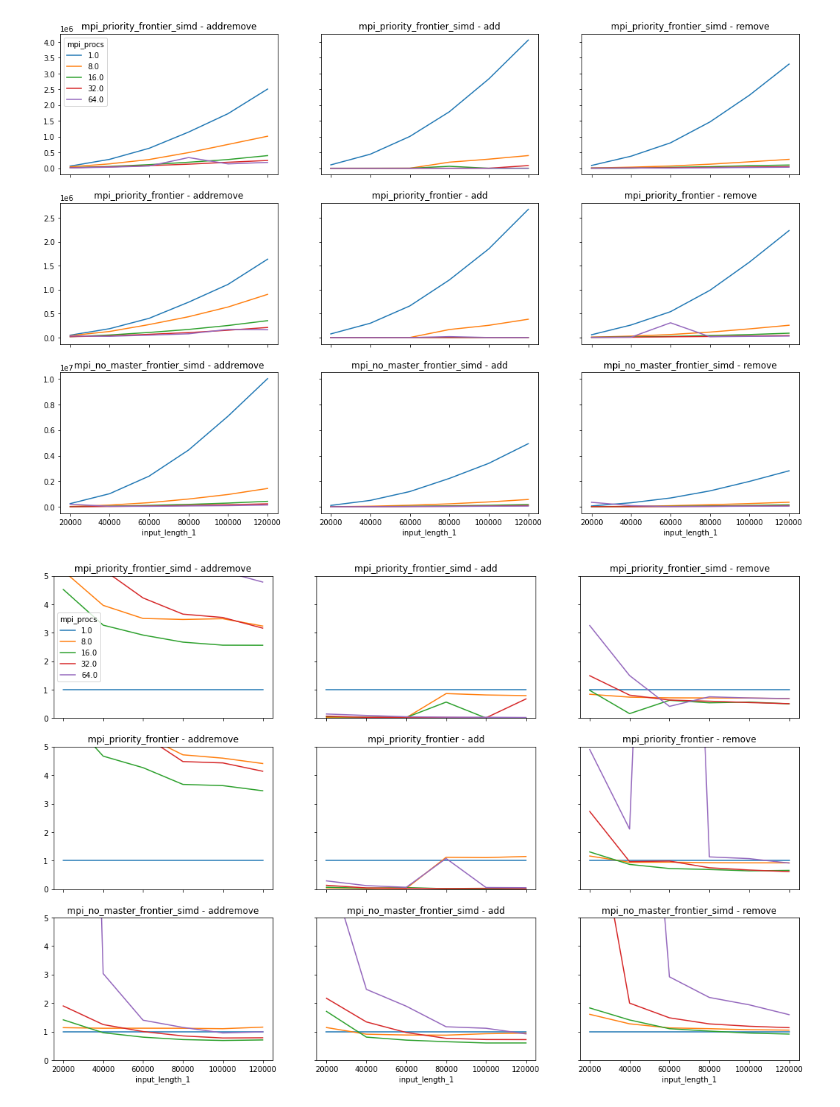
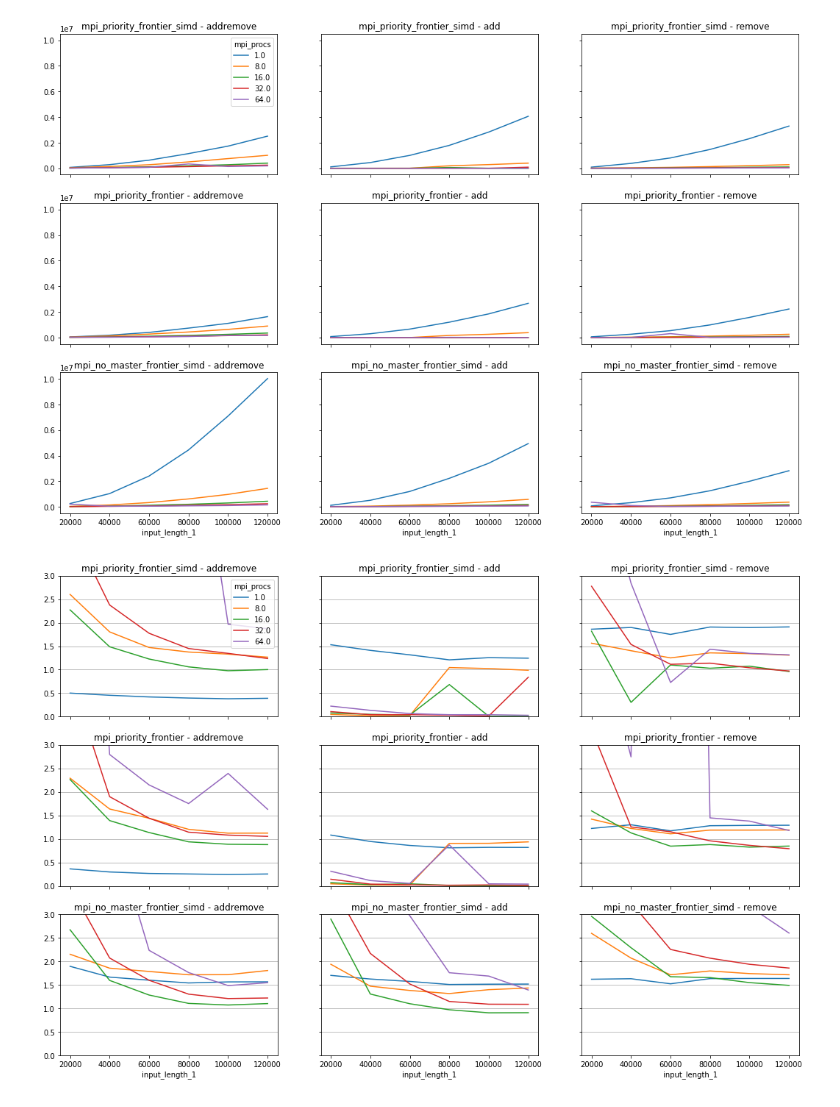
Before and after one commit to tehwalris/mpi-myers-diff, a Jupyter notebook: notebooks/benchmark_analysis_priority_mpi_procs_euler.ipynb, the cells around one changed output. Cells and saved outputs as stored; diff of their text form; code cells hidden in the pictures.

Commit message:
Way better plots for the Euler benchmark

```diff
--- a/notebooks/benchmark_analysis_priority_mpi_procs_euler.ipynb
+++ b/notebooks/benchmark_analysis_priority_mpi_procs_euler.ipynb
@@ -30,7 +31,7 @@ def prepare_plot_data(filter_cb, index):
     temp = temp.sort_index()
     return temp
 # %%
-fig, ax = plt.subplots(3, 3, figsize=(18, 12), sharex=True, sharey='row')
+fig, ax = plt.subplots(3, 3, figsize=(18, 12), sharex=True, sharey=True)
 for diff_program_i, diff_program in enumerate(['mpi_priority_frontier_simd', 'mpi_priority_frontier', 'mpi_no_master_frontier_simd']):
     for input_strategy_i, input_strategy in enumerate(['addremove', 'add', 'remove']):
         temp = prepare_plot_data(
@@ -40,21 +41,23 @@ for diff_program_i, diff_program in enumerate(['mpi_priority_frontier_simd', 'mp
         temp = temp.droplevel('diff_program')
         temp.plot(ax=ax[diff_program_i][input_strategy_i], legend=(input_strategy_i == 0 and diff_program_i == 0), title=f'{diff_program} - {input_strategy}');
 # %% [output]
-[figure, old version]
+[figure, new version]
 # %%
 fig, ax = plt.subplots(3, 3, figsize=(18, 12), sharex=True, sharey=True)
 for diff_program_i, diff_program in enumerate(['mpi_priority_frontier_simd', 'mpi_priority_frontier', 'mpi_no_master_frontier_simd']):
     for input_strategy_i, input_strategy in enumerate(['addremove', 'add', 'remove']):
-        temp = prepare_plot_data(
-            lambda temp: temp[(temp.index.get_level_values('diff_program') == diff_program) & (temp['input_strategy'] == input_strategy) & (temp['input_change_strength'] == temp['input_change_strength'].min()) & (temp['input_chunkiness'] == 0)],
-            'input_length_1',
-        )
-        temp = temp.droplevel('diff_program')
+        temp = benchmark_results.copy()
+        temp['mpi_procs'] = temp['mpi_procs'].fillna('sequential')
+        temp = temp.groupby(['generation_config_i', 'mpi_procs', 'diff_program']).min()
+        temp = temp[(temp['input_strategy'] == input_strategy) & (temp['input_change_strength'] == 0.25) & (temp['input_chunkiness'] == 0)]
+        temp_2 = temp.xs(diff_program, level='diff_program').set_index("input_length_1", append=True)["micros_until_len"].unstack("mpi_procs").droplevel(0)
+        temp_3 = temp.xs('sequential_frontier_simd', level='diff_program').set_index("input_length_1")["micros_until_len"]
+        temp = temp_2.divide(temp_3, axis=0)
         temp *= temp.columns.values
-        temp = temp.divide(temp.loc[:, 1].values, axis=0)
-        temp.plot(ax=ax[diff_program_i][input_strategy_i], legend=(input_strategy_i == 0 and diff_program_i == 0), title=f'{diff_program} - {input_strategy}', ylim=(0, 5));
+        temp.plot(ax=ax[diff_program_i][input_strategy_i], legend=(input_strategy_i == 0 and diff_program_i == 0), title=f'{diff_program} - {input_strategy}', ylim=(0, 3), grid=True);
+        ax[diff_program_i][input_strategy_i].grid(axis='x')
 # %% [output]
-[figure, old version]
+[figure, new version]
 # %%
 fig, ax = plt.subplots(3, 4, figsize=(24, 12), sharex=True, sharey=True)
 for diff_program_i, diff_program in enumerate(['mpi_priority_frontier_simd', 'mpi_priority_frontier', 'mpi_no_master_frontier_simd']):
```
Also changed, not shown: parts of 3 cells of this notebook, 1 other file.
